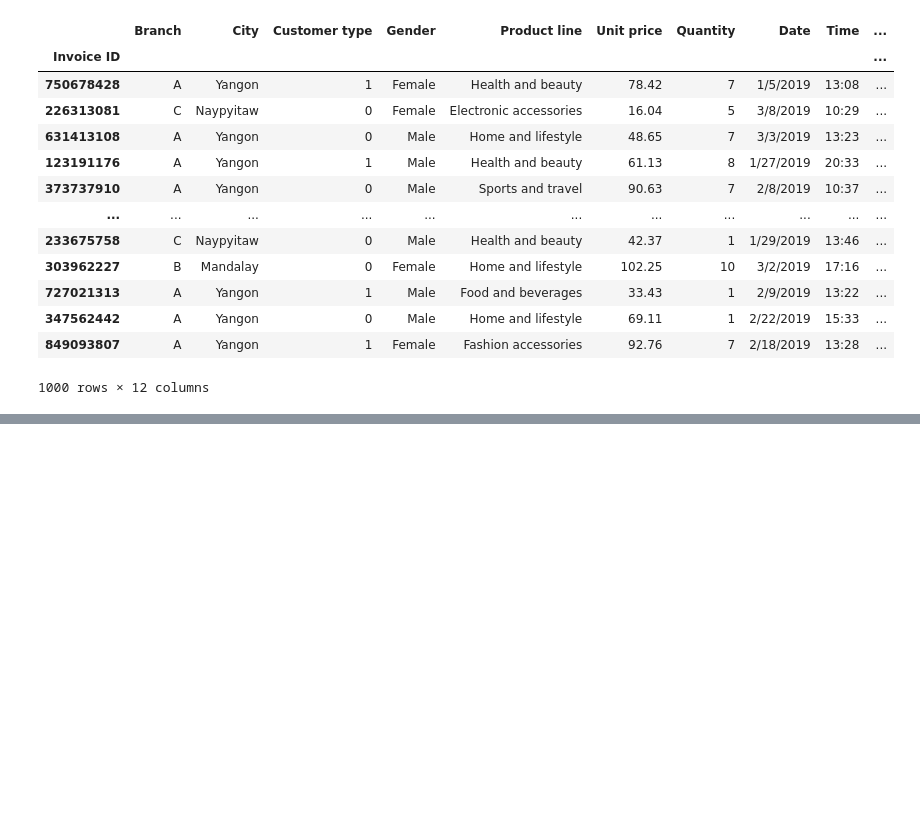
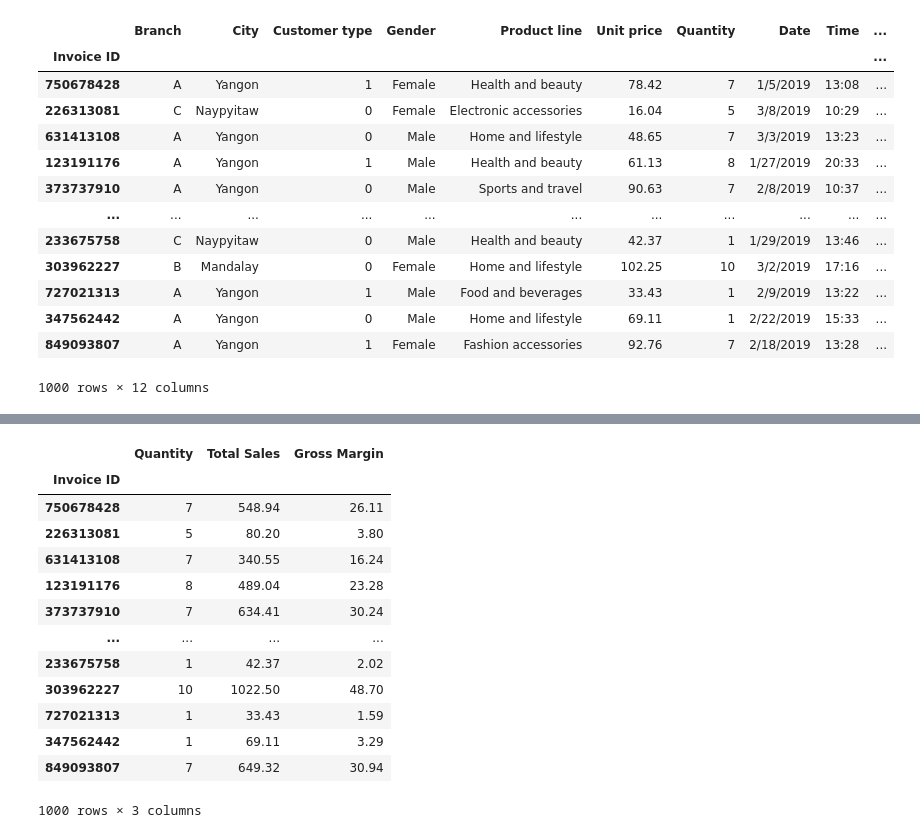
Before and after one commit to harmon-tuazon/Supermarket-Sales-Data, a Jupyter notebook: SuperMarket Notebook.ipynb, the cells around one changed output, grey strips where cells are left out. Saved outputs shown, nothing was run; the diff lists cells and outputs as text; code cells hidden in the pictures; blank space fills up the shorter version.

```diff
--- a/SuperMarket Notebook.ipynb
+++ b/SuperMarket Notebook.ipynb
@@ -91,0 +153,17 @@ sales_df["Total Sale"] = sales_df["Unit price"] * sales_df["Quantity"]
+# %%
+revenue_df
+# %% [output]
+|  | Quantity | Total Sales | Gross Margin |
+| Invoice ID |  |  |  |
+| 750678428 | 7 | 548.94 | 26.11 |
+| 226313081 | 5 | 80.20 | 3.80 |
+| 631413108 | 7 | 340.55 | 16.24 |
+| 123191176 | 8 | 489.04 | 23.28 |
+| 373737910 | 7 | 634.41 | 30.24 |
+| ... | ... | ... | ... |
+| 233675758 | 1 | 42.37 | 2.02 |
+| 303962227 | 10 | 1022.50 | 48.70 |
+| 727021313 | 1 | 33.43 | 1.59 |
+| 347562442 | 1 | 69.11 | 3.29 |
+| 849093807 | 7 | 649.32 | 30.94 |
+1000 rows × 3 columns
```
Also changed, not shown: parts of 9 cells of this notebook, 1 other file.
